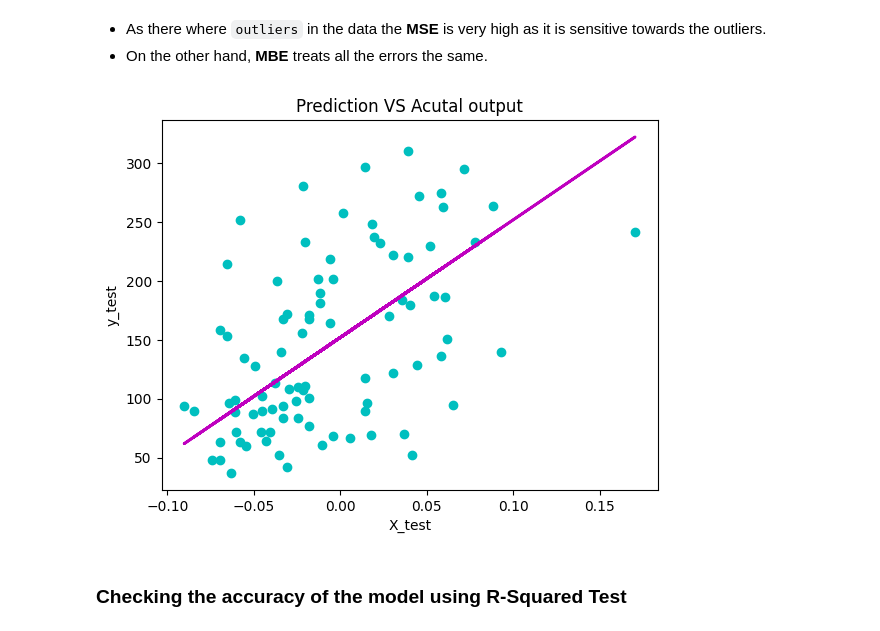
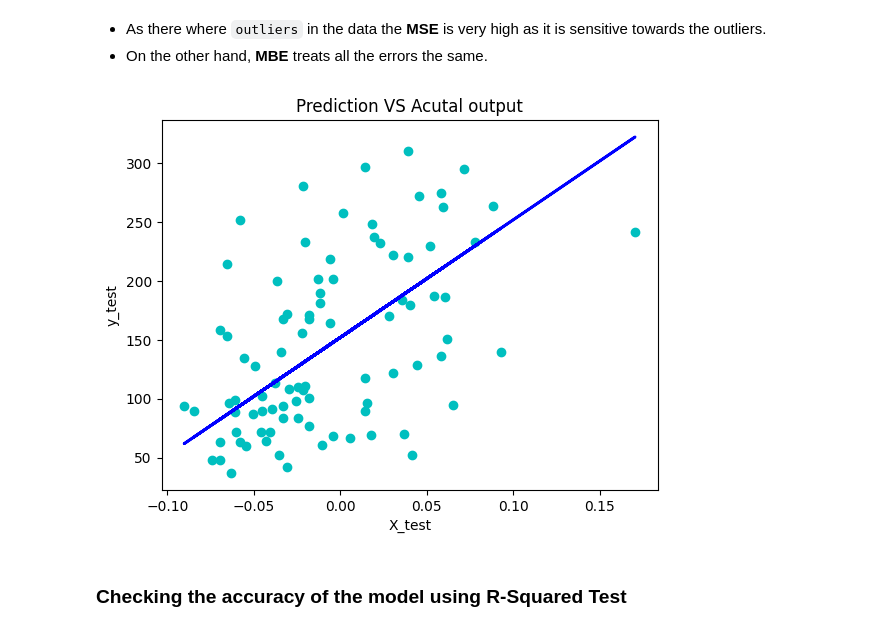
Before and after one commit to JayLunia/CSCN8010-lab-submissions, a Jupyter notebook: students_submissions/8947792/lab3.ipynb, the cells around one changed output. Drawn from its saved outputs; the diff is of its cells as text; code cells hidden in the pictures.

```diff
--- a/students_submissions/8947792/lab3.ipynb
+++ b/students_submissions/8947792/lab3.ipynb
@@ -229,13 +229,13 @@ Mean Absolute error: 52.26
 # %%
 # Plot outputs
 plt.title('Prediction VS Acutal output')
 plt.xlabel('X_test')
 plt.ylabel('y_test')
 plt.scatter(X_test, y_test,  color='c') # Actual Values
-plt.plot(X_test, y_pred, color='m', linewidth=2) # Predicted Values
+plt.plot(X_test, y_pred, color='b', linewidth=2) # Predicted Values
 plt.show()
 # %% [output]
-[figure, old version]
+[figure, new version]
 # %% [markdown]
 ### Checking the accuracy of the model using R-Squared Test
 # %%
```
Also changed, not shown: parts of 6 cells of this notebook.
